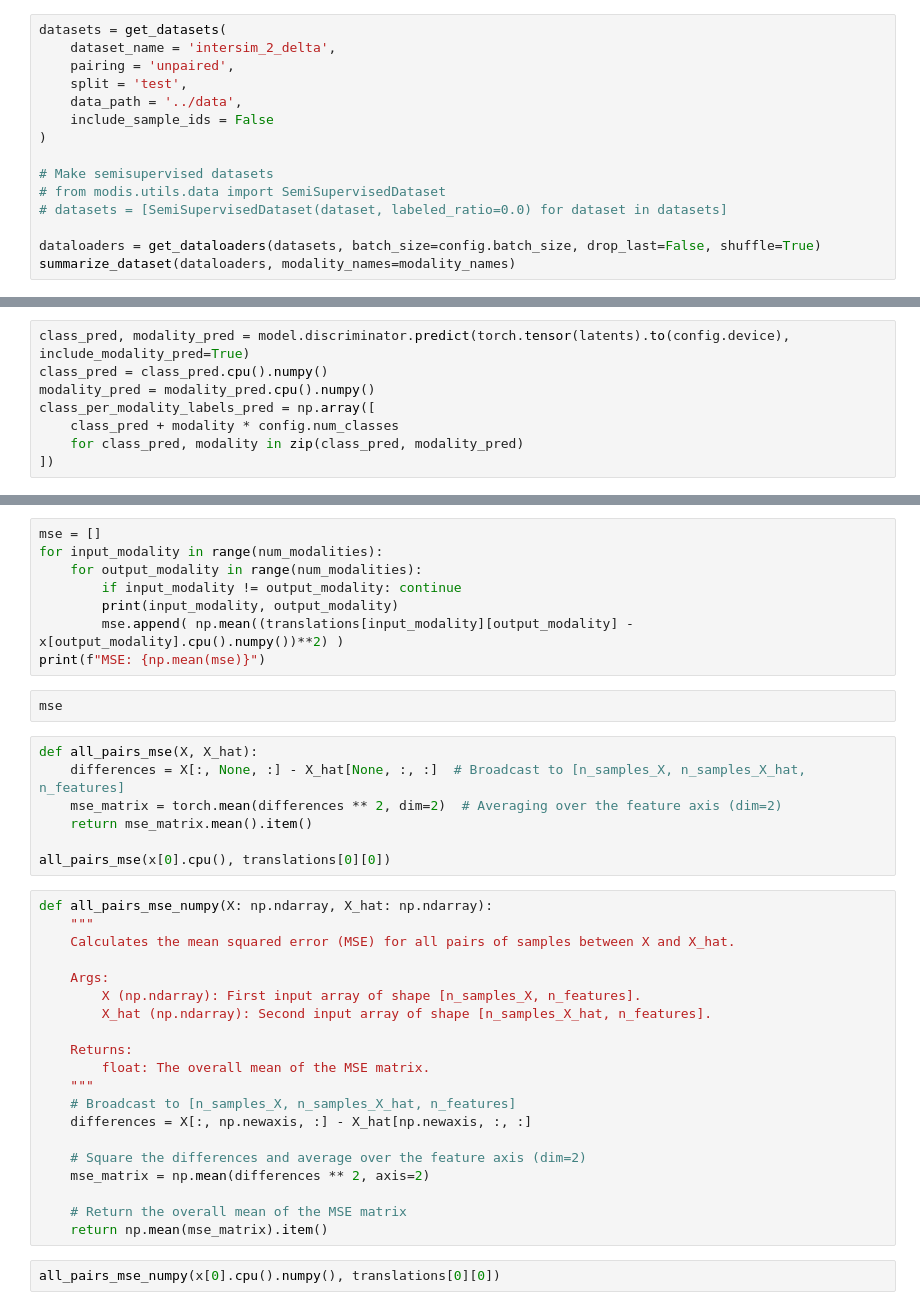
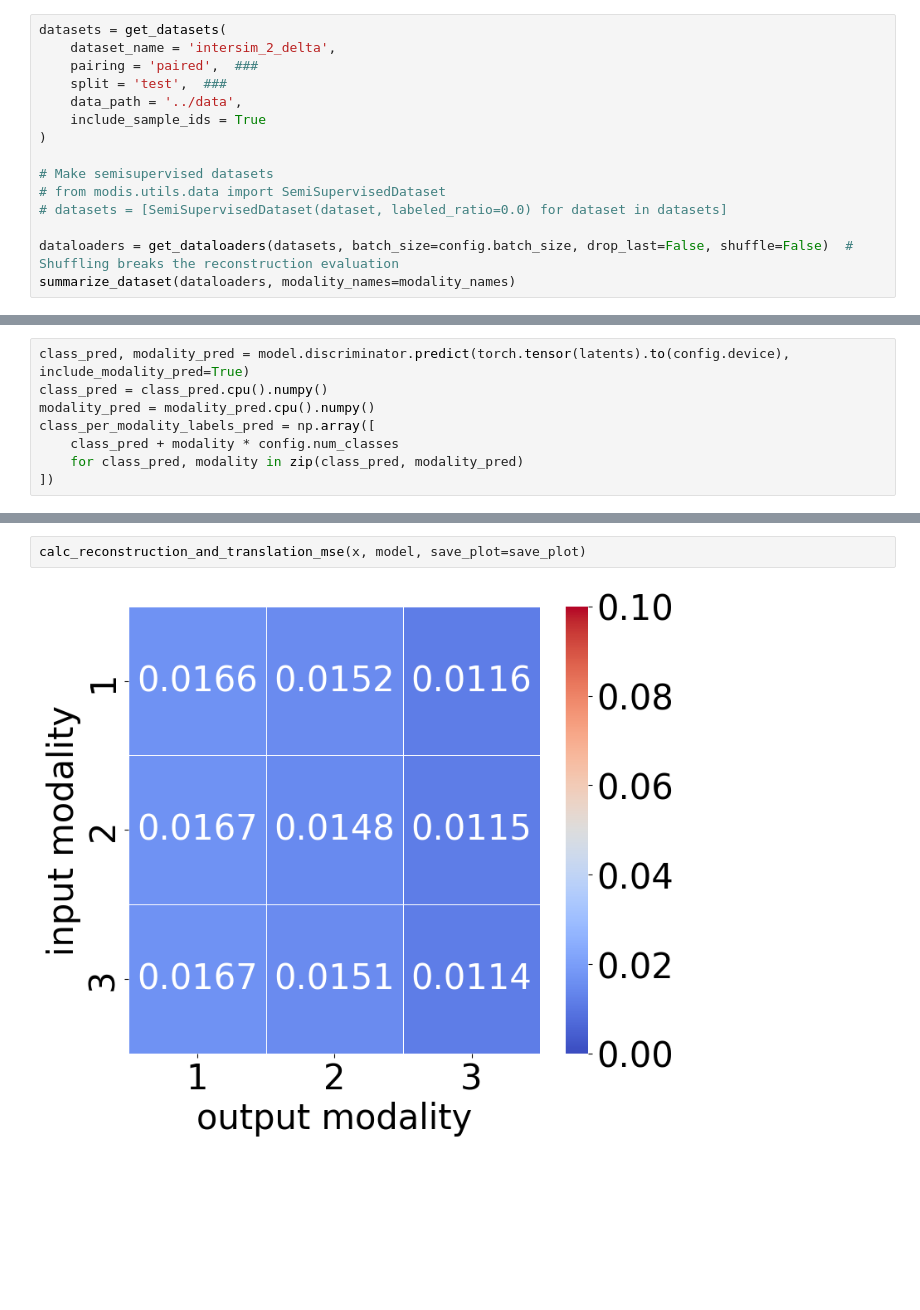
Before and after one commit to VILLOUTREIXLab/MODIS, a Jupyter notebook: example/notebooks/checkpoint_report_plots.ipynb, the cells around one changed output, grey strips where cells are left out. Drawn from its saved outputs; the diff is of its cells as text; blank space fills up the shorter version.

Commit message:
Added calc_reconstruction_and_translation_mse function for evaluation reconstruction on paired datasets

```diff
--- a/example/notebooks/checkpoint_report_plots.ipynb
+++ b/example/notebooks/checkpoint_report_plots.ipynb
@@ -50,15 +60,15 @@ model.print_model_params()
 # %%
 datasets = get_datasets(
     dataset_name = 'intersim_2_delta',
-    pairing = 'unpaired',
-    split = 'test',
+    pairing = 'paired',  ###
+    split = 'test',  ###
     data_path = '../data',
-    include_sample_ids = False
+    include_sample_ids = True
 )
 
 # Make semisupervised datasets
 # from modis.utils.data import SemiSupervisedDataset
 # datasets = [SemiSupervisedDataset(dataset, labeled_ratio=0.0) for dataset in datasets]
 
-dataloaders = get_dataloaders(datasets, batch_size=config.batch_size, drop_last=False, shuffle=True)
+dataloaders = get_dataloaders(datasets, batch_size=config.batch_size, drop_last=False, shuffle=False)  # Shuffling breaks the reconstruction evaluation
 summarize_dataset(dataloaders, modality_names=modality_names)
@@ -220,39 +212,4 @@ plt.show()
-# %%
-mse = []
-for input_modality in range(num_modalities):
-    for output_modality in range(num_modalities):
-        if input_modality != output_modality: continue
-        print(input_modality, output_modality)
-        mse.append( np.mean((translations[input_modality][output_modality] - x[output_modality].cpu().numpy())**2) )
-print(f"MSE: {np.mean(mse)}")
-# %%
-mse
-# %%
-def all_pairs_mse(X, X_hat):
-    differences = X[:, None, :] - X_hat[None, :, :]  # Broadcast to [n_samples_X, n_samples_X_hat, n_features]
-    mse_matrix = torch.mean(differences ** 2, dim=2)  # Averaging over the feature axis (dim=2)
-    return mse_matrix.mean().item()
-
-all_pairs_mse(x[0].cpu(), translations[0][0])
-# %%
-def all_pairs_mse_numpy(X: np.ndarray, X_hat: np.ndarray):
-    """
-    Calculates the mean squared error (MSE) for all pairs of samples between X and X_hat.
-
-    Args:
-        X (np.ndarray): First input array of shape [n_samples_X, n_features].
-        X_hat (np.ndarray): Second input array of shape [n_samples_X_hat, n_features].
-
-    Returns:
-        float: The overall mean of the MSE matrix.
-    """
-    # Broadcast to [n_samples_X, n_samples_X_hat, n_features]
-    differences = X[:, np.newaxis, :] - X_hat[np.newaxis, :, :]
-
-    # Square the differences and average over the feature axis (dim=2)
-    mse_matrix = np.mean(differences ** 2, axis=2)
-
-    # Return the overall mean of the MSE matrix
-    return np.mean(mse_matrix).item()
-# %%
-all_pairs_mse_numpy(x[0].cpu().numpy(), translations[0][0])
+# %%
+calc_reconstruction_and_translation_mse(x, model, save_plot=save_plot)
+# %% [output]
+[figure, added]
```
Also changed, not shown: parts of 15 cells of this notebook, 2 other files.
